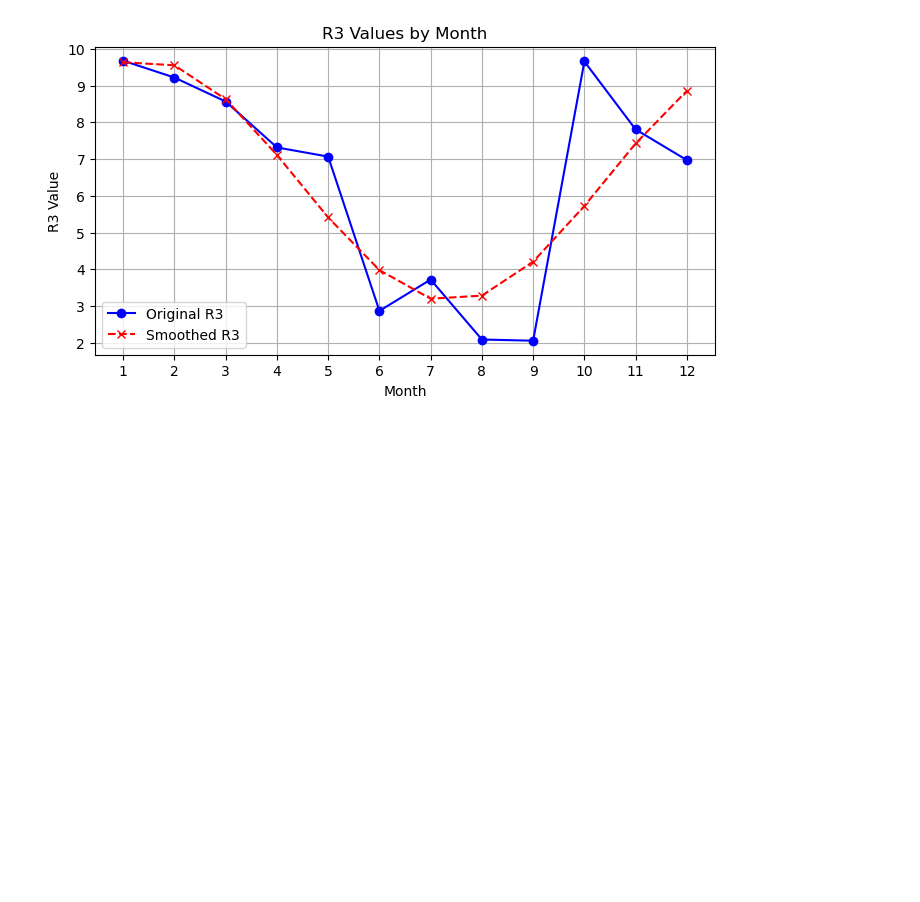
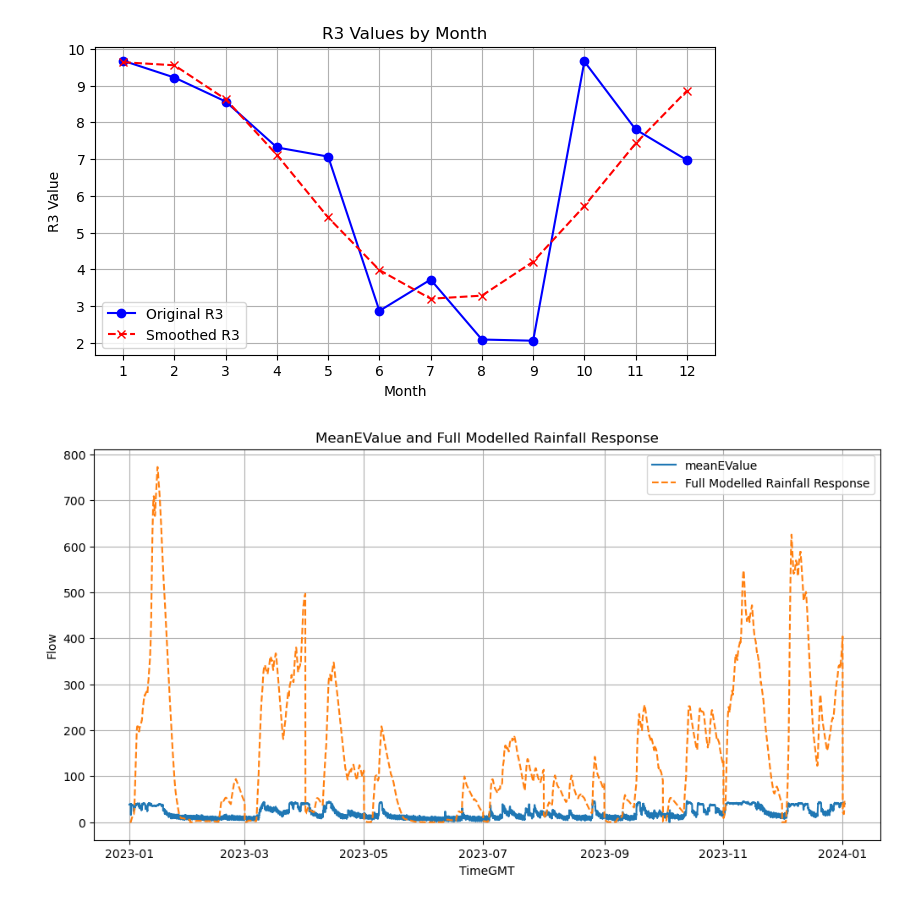
Before and after one commit to McGinty666/WWDS-project, a Jupyter notebook: scripts/main.ipynb, the cells around one changed output. Cells and saved outputs as stored; diff of their text form; code cells hidden in the pictures; blank space fills up the shorter version.

Commit message:
kind of works with an addition of the 3 sythetic flows (order of magnitude) now trying to add in the dwf back

```diff
--- a/scripts/main.ipynb
+++ b/scripts/main.ipynb
@@ -528,6 +528,60 @@ Optimized T3: 1.21, K3: 9.22
 [figure]
 [figure]
 # %%
-print(R3_values)
-print(smoothed_R3_values)
-print(f't values{T3}')
+def generate_model_flow(rainfall, R1, T1, K1, R2, T2, K2, R3_values, T3, K3, months):
+    # Generate synthetic flow for R1, T1, K1
+    synthetic_flow1 = generate_synthetic_flow(rainfall, R1, T1, K1)
+
+    # Generate synthetic flow for R2, T2, K2
+    synthetic_flow2 = generate_synthetic_flow(rainfall, R2, T2, K2)
+
+    # Generate synthetic flow for R3, T3, K3 (monthly varying R3)
+    synthetic_flow3 = np.zeros(len(rainfall))
+    for month in range(1, 13):
+        month_indices = np.where(months == month)[0]
+        if len(month_indices) > 0:
+            synthetic_flow3[month_indices] = generate_synthetic_flow(rainfall[month_indices], R3_values[month - 1], T3, K3)
+
+    # Sum the synthetic flows
+    model_flow = synthetic_flow1 + synthetic_flow2 + synthetic_flow3
+    return model_flow
+
+# Assuming R1, T1, K1, R2, T2, K2 are already defined and optimized earlier in the code
+
+# Ensure 'time_gmt_n' is a datetime type
+df_rainfall['time_gmt_n'] = pd.to_datetime(df_rainfall['time_gmt_n'])
+df_hour_agg_flow_meter_adjusted['TimeGMT'] = pd.to_datetime(df_hour_agg_flow_meter_adjusted['TimeGMT'])
+
+# Multiply T3 by 24 to convert it to hourly scale
+T3_hourly = T3 * 24
+
+# Generate the full modeled rainfall response using hourly data
+full_modelled_rainfall_response = generate_model_flow(
+    rainfall=df_rainfall['Intensity(mm/hr)'].values,
+    R1=R1, T1=T1, K1=K1,
+    R2=R2, T2=T2, K2=K2,
+    R3_values=smoothed_R3_values, T3=T3_hourly, K3=K3,
+    months=df_rainfall['time_gmt_n'].dt.month.values
+)
+
+# Add the full modeled rainfall response to the DataFrame
+df_rainfall['full_modelled_rainfall_response'] = full_modelled_rainfall_response
+
+# Merge the modeled response with the flow meter data for comparison
+df_comparison = df_hour_agg_flow_meter_adjusted.merge(
+    df_rainfall[['time_gmt_n', 'full_modelled_rainfall_response']],
+    left_on='TimeGMT', right_on='time_gmt_n', how='left'
+)
+
+# Plot the result
+plt.figure(figsize=(12, 6))
+plt.plot(df_comparison['TimeGMT'], df_comparison['meanEValue'], label='meanEValue')
+plt.plot(df_comparison['TimeGMT'], df_comparison['full_modelled_rainfall_response'], label='Full Modelled Rainfall Response', linestyle='--')
+plt.xlabel('TimeGMT')
+plt.ylabel('Flow')
+plt.title('MeanEValue and Full Modelled Rainfall Response')
+plt.legend()
+plt.grid(True)
+plt.show()
+# %% [output]
+[figure, added]
```
